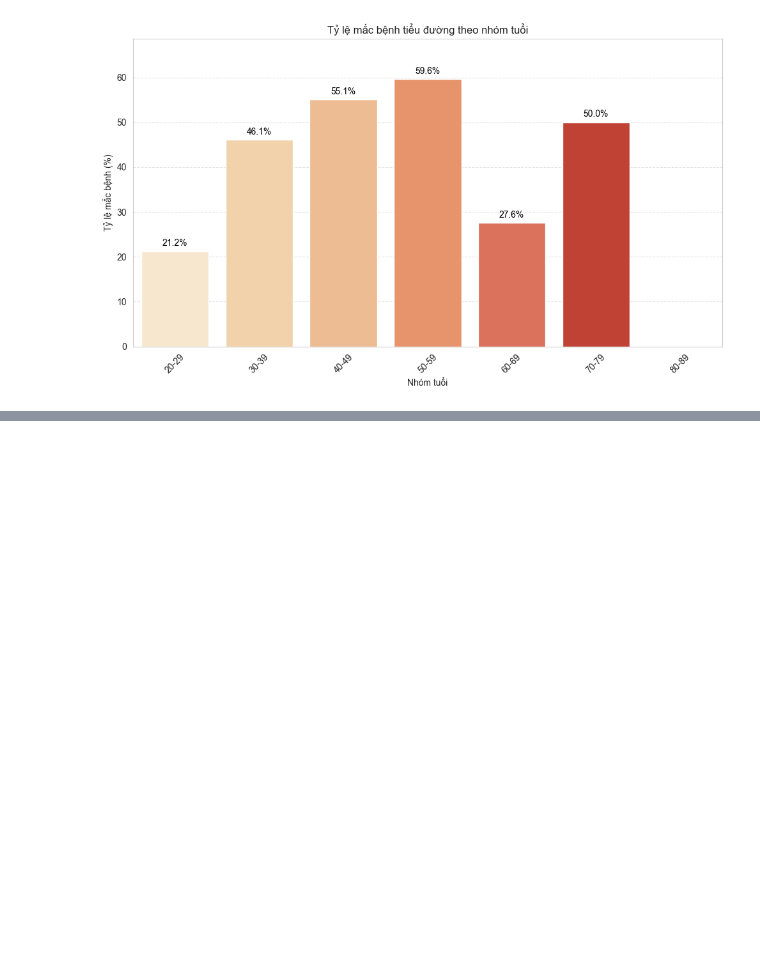
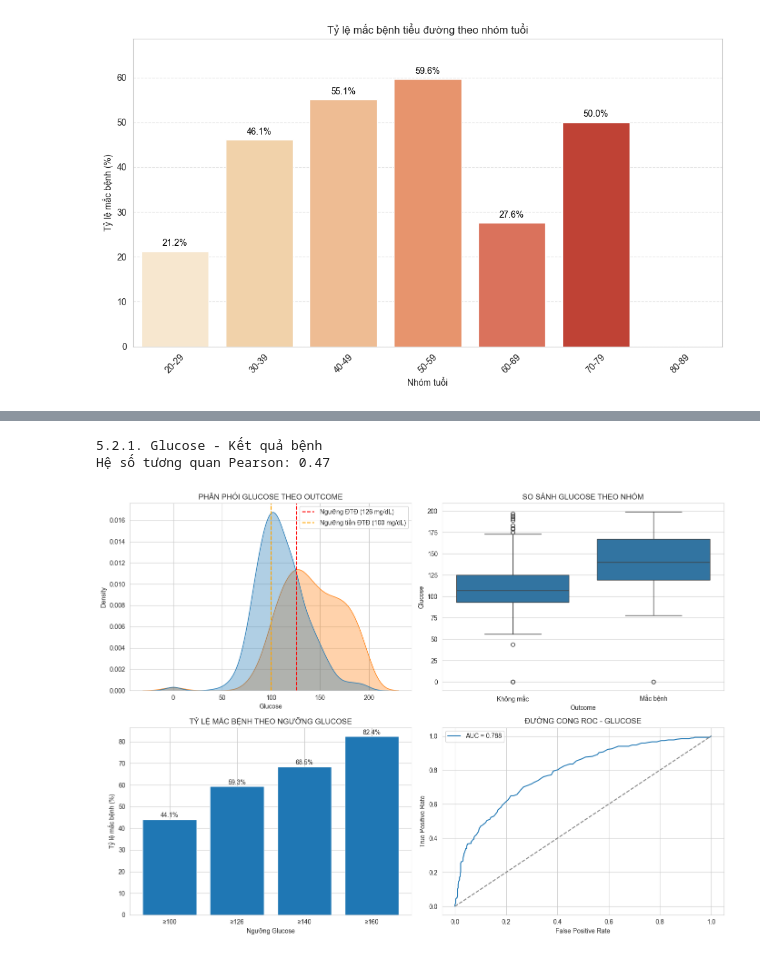
Before and after one commit to LeQuocBinh25/ThucHanh-TTNT, a Jupyter notebook: index.ipynb, the cells around one changed output, grey strips where cells are left out. Drawn from its saved outputs; the diff is of its cells as text; code cells hidden in the pictures; blank space fills up the shorter version.

```diff
--- a/index.ipynb
+++ b/index.ipynb
@@ -545,0 +573,78 @@ plt.show()
+# %%
+# 5.2 Phân tích cặp biến quan trọng
+
+def prop_positive_above_threshold(df, col, thresholds, target='Outcome'):
+    vals = []
+    for thr in thresholds:
+        sub = df[df[col] >= thr]
+        if len(sub) == 0:
+            vals.append(0)
+        else:
+            vals.append(round((sub[target].mean() * 100), 1))
+    return vals
+
+def make_interval_labels(series, bins=5):
+    cat = pd.cut(series, bins=bins)
+    return cat
+# %%
+# 5.2.1. Glucose - Kết quả bệnh
+
+corr_glucose_outcome = df_final[['Glucose', 'Outcome']].corr().iloc[0, 1]
+print("5.2.1. Glucose - Kết quả bệnh")
+print(f"Hệ số tương quan Pearson: {corr_glucose_outcome:.2f}")
+
+fig, axes = plt.subplots(2, 2, figsize=(14, 10))
+
+# 1) Phân phối Glucose theo Outcome
+sns.kdeplot(
+    data=df_final, x='Glucose', hue='Outcome',
+    fill=True, common_norm=False, alpha=0.35, ax=axes[0, 0]
+)
+axes[0, 0].axvline(126, color='red', linestyle='--', linewidth=1.5, label='Ngưỡng ĐTĐ (126 mg/dL)')
+axes[0, 0].axvline(100, color='orange', linestyle='--', linewidth=1.5, label='Ngưỡng tiền ĐTĐ (100 mg/dL)')
+axes[0, 0].set_title('PHÂN PHỐI GLUCOSE THEO OUTCOME')
+axes[0, 0].set_xlabel('Glucose')
+axes[0, 0].set_ylabel('Density')
+axes[0, 0].legend()
+
+# 2) Boxplot so sánh Glucose theo nhóm
+sns.boxplot(data=df_final, x='Outcome', y='Glucose', order=[0, 1], ax=axes[0, 1])
+axes[0, 1].set_title('SO SÁNH GLUCOSE THEO NHÓM')
+axes[0, 1].set_xlabel('Outcome')
+axes[0, 1].set_ylabel('Glucose')
+axes[0, 1].set_xticklabels(['Không mắc', 'Mắc bệnh'])
+
+# 3) Tỷ lệ mắc bệnh theo ngưỡng Glucose
+thresholds = [100, 126, 140, 160]
+rate_values = prop_positive_above_threshold(df_final, 'Glucose', thresholds)
+bar_labels = ['≥100', '≥126', '≥140', '≥160']
+
+axes[1, 0].bar(bar_labels, rate_values)
+axes[1, 0].set_title('TỶ LỆ MẮC BỆNH THEO NGƯỠNG GLUCOSE')
+axes[1, 0].set_xlabel('Ngưỡng Glucose')
+axes[1, 0].set_ylabel('Tỷ lệ mắc bệnh (%)')
+for i, v in enumerate(rate_values):
+    axes[1, 0].text(i, v + 1, f'{v:.1f}%', ha='center')
+
+# 4) ROC của Glucose
+Xg = df_final[['Glucose']].values
+y = df_final['Outcome'].values
+model_g = LogisticRegression(max_iter=1000)
+model_g.fit(Xg, y)
+prob_g = model_g.predict_proba(Xg)[:, 1]
+fpr_g, tpr_g, _ = roc_curve(y, prob_g)
+auc_g = auc(fpr_g, tpr_g)
+
+axes[1, 1].plot(fpr_g, tpr_g, label=f'AUC = {auc_g:.3f}')
+axes[1, 1].plot([0, 1], [0, 1], linestyle='--', color='gray')
+axes[1, 1].set_title('ĐƯỜNG CONG ROC - GLUCOSE')
+axes[1, 1].set_xlabel('False Positive Rate')
+axes[1, 1].set_ylabel('True Positive Rate')
+axes[1, 1].legend()
+
+plt.tight_layout()
+plt.show()
+# %% [output]
+5.2.1. Glucose - Kết quả bệnh
+Hệ số tương quan Pearson: 0.47
+[figure, added]
```
Also changed, not shown: parts of 10 cells of this notebook.
